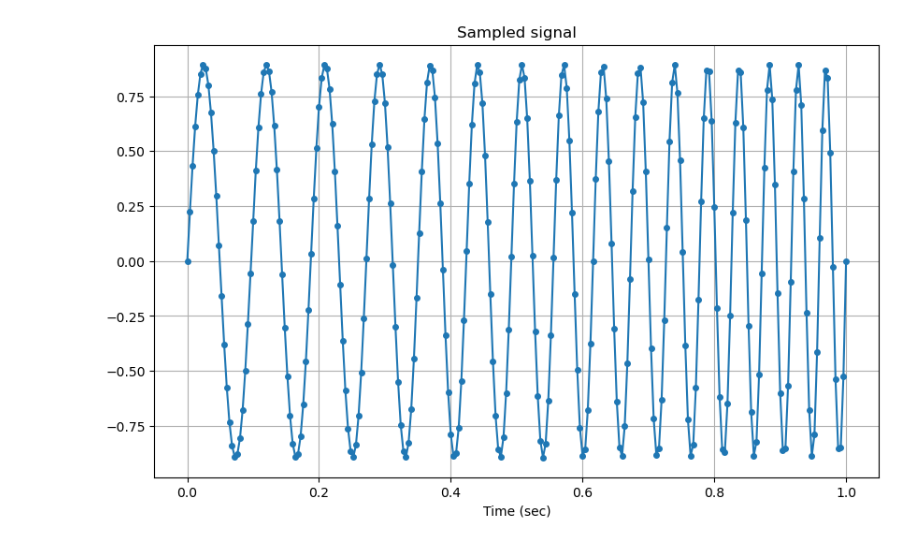
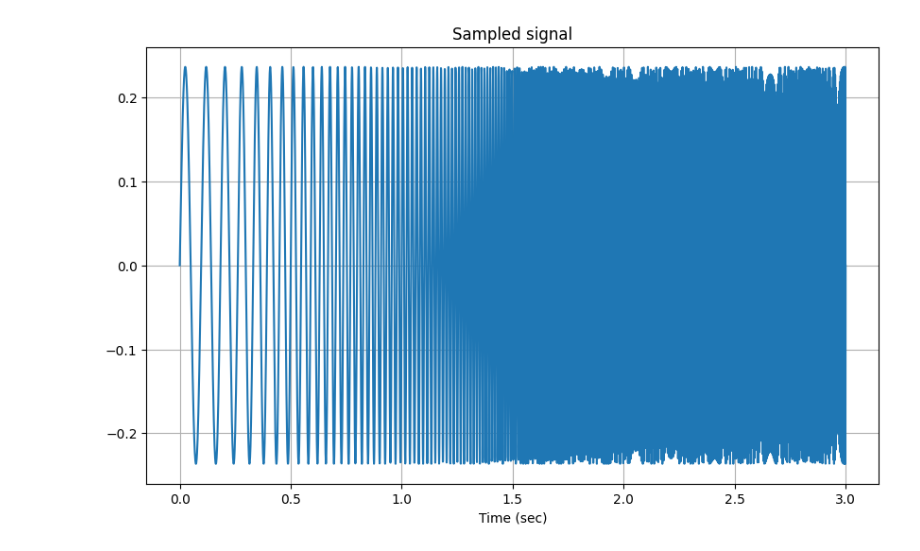
Before and after one commit to clara-lzy/summerschool, a Jupyter notebook: lab1.ipynb, the cells around one changed output. Saved outputs shown, nothing was run; the diff lists cells and outputs as text; code cells hidden in the pictures.

```diff
--- a/lab1.ipynb
+++ b/lab1.ipynb
@@ -59,57 +46,53 @@ def crcbgenqcsig(dataX, snr, qcCoefs):
 import matplotlib.pyplot as plt
 from scipy.signal import spectrogram
 
-# Plot the quadratic chirp signal
-# Signal parameters
+
+'Generate the signal------------'
+# Signal parameters of the quadratic chirp signal
 a1 = 10
 a2 = 3
-a3 = 3
-A = 10
+a3 = 10
+A = 10 # SNR
 
-# Instantaneous frequency after 1 sec is
-maxFreq = a1 + 2*a2 + 3*a3
-
-# Nyquist frequency guess: 2 * max. instantaneous frequency
-nyqFreq = 2 * maxFreq
-
-# Sampling frequency
-samplFreq = 5 * nyqFreq
-samplIntrvl = 1 / samplFreq
+# Setting appropriate sampling frequency
+duration = 3.0  # Pre-set the duration of the signal (sec)
+maxFreq = a1 + 2 * a2 * duration + 3 * a3 * duration**2 # Maximum instantaneous frequency
+nyqFreq = 2 * maxFreq # Nyquist frequency
+samplFreq = 2 * nyqFreq # Sampling frequency
+samplIntrvl = 1 / samplFreq # Sampling interval
 
 # Time samples
-timeVec = np.arange(0, 1.0 + samplIntrvl, samplIntrvl)
-
+timeVec = np.arange(0, duration + samplIntrvl, samplIntrvl)
 # Number of samples
 nSamples = len(timeVec)
 
 # Generate the signal
-sigVec = crcbgenqcsig(timeVec, A, [a1, a2, a3])
+sigVec = chirpgeneration(timeVec, A, [a1, a2, a3])
+# the information of the generated signal
+print(f"Generated signal with {len(sigVec)} samples")
+print(f"Signal norm: {np.linalg.norm(sigVec):.4f}")
+print(f"Sampling frequency: {samplFreq:.2f} Hz")
+print(f"Max instantaneous frequency: {maxFreq:.2f} Hz")
 
 
-# Plot the signal
+'Plot the time-domain signal------------'
 plt.figure(figsize=(10, 6))
-plt.plot(timeVec, sigVec, marker='.', markersize=8)
+plt.plot(timeVec, sigVec, markersize=8)
 plt.xlabel('Time (sec)')
 plt.title('Sampled signal')
 plt.grid(True)
 plt.show()
 
-# Plot the periodogram
-# -------------------
-# Length of data
-dataLen = timeVec[-1] - timeVec[0]
 
-# DFT sample corresponding to Nyquist frequency
-kNyq = int(np.floor(nSamples/2)) + 1
+'Plot the frequency-domain signal (periodogram)------------'
+# Calculate the positive Fourier frequencies
+dataLen = timeVec[-1] - timeVec[0] # Duration of the signal (sec)
+kNyq = int(np.floor(nSamples/2)) + 1 # Index of DFT sample corresponding to Nyquist frequency
+posFreq = np.arange(0, kNyq) * (1/dataLen) ## Positive Fourier frequencies, where f(HZ) = k / T(sec)
 
-# Positive Fourier frequencies
-posFreq = np.arange(0, kNyq) * (1/dataLen)
-
-# FFT of signal
+# Compute the FFT of the signal
 fftSig = np.fft.fft(sigVec)
-
-# Discard negative frequencies
-fftSig = fftSig[:kNyq]
+fftSig = fftSig[:kNyq]# Discard negative frequencies
 
 # Plot periodogram
 plt.figure(figsize=(10, 6))
@@ -120,18 +103,17 @@ plt.title('Periodogram')
 plt.grid(True)
 plt.show()
 
-# Plot a spectrogram
-# ------------------
+
+'Plot a spectrogram------------'
+# Spectrogram parameters
 winLen = 0.2  # sec
-ovrlp = 0.1   # sec
-
-# Convert to integer number of samples
-winLenSmpls = int(np.floor(winLen * samplFreq))
+ovrlp = 0.1  # sec
+winLenSmpls = int(np.floor(winLen * samplFreq))# Convert to integer number of samples
 ovrlpSmpls = int(np.floor(ovrlp * samplFreq))
 
+# Compute the spectrogram and plot
 f, t, Sxx = spectrogram(sigVec, fs=samplFreq, window='hann',
                         nperseg=winLenSmpls, noverlap=ovrlpSmpls)
-
 plt.figure(figsize=(10, 6))
 plt.pcolormesh(t, f, np.abs(Sxx), shading='gouraud')
 plt.xlabel('Time (sec)')
@@ -139,12 +121,4 @@ plt.ylabel('Frequency (Hz)')
 plt.title('Spectrogram')
 plt.colorbar(label='Magnitude')
 plt.show()
-
-# # Example usage of the function:
-# if __name__ == "__main__":
-#     print(f"Generated signal with {len(sigVec)} samples")
-#     print(f"Signal range: [{np.min(sigVec):.4f}, {np.max(sigVec):.4f}]")
-#     print(f"Signal norm: {np.linalg.norm(sigVec):.4f}")
-#     print(f"Sampling frequency: {samplFreq:.2f} Hz")
-#     print(f"Max instantaneous frequency: {maxFreq:.2f} Hz")
 # %% [output]
@@ -151 +129 @@ plt.show()
-[figure, old version]
+[figure, new version]
```
Also changed, not shown: parts of 6 cells of this notebook, 1 other file.
